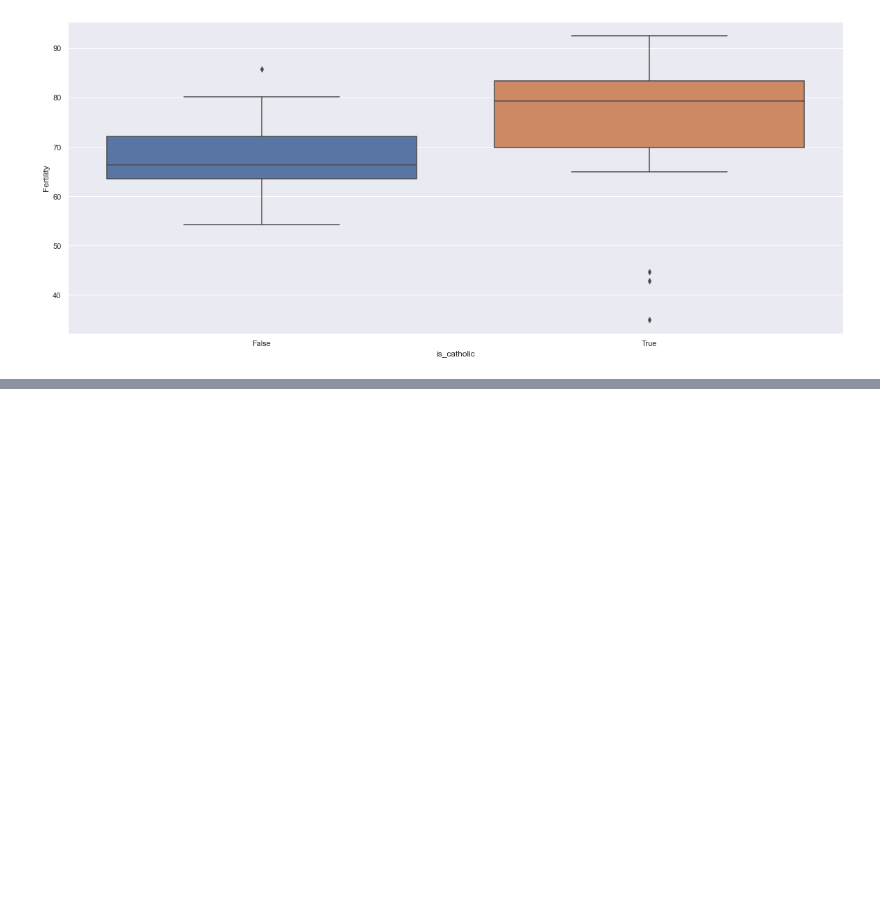
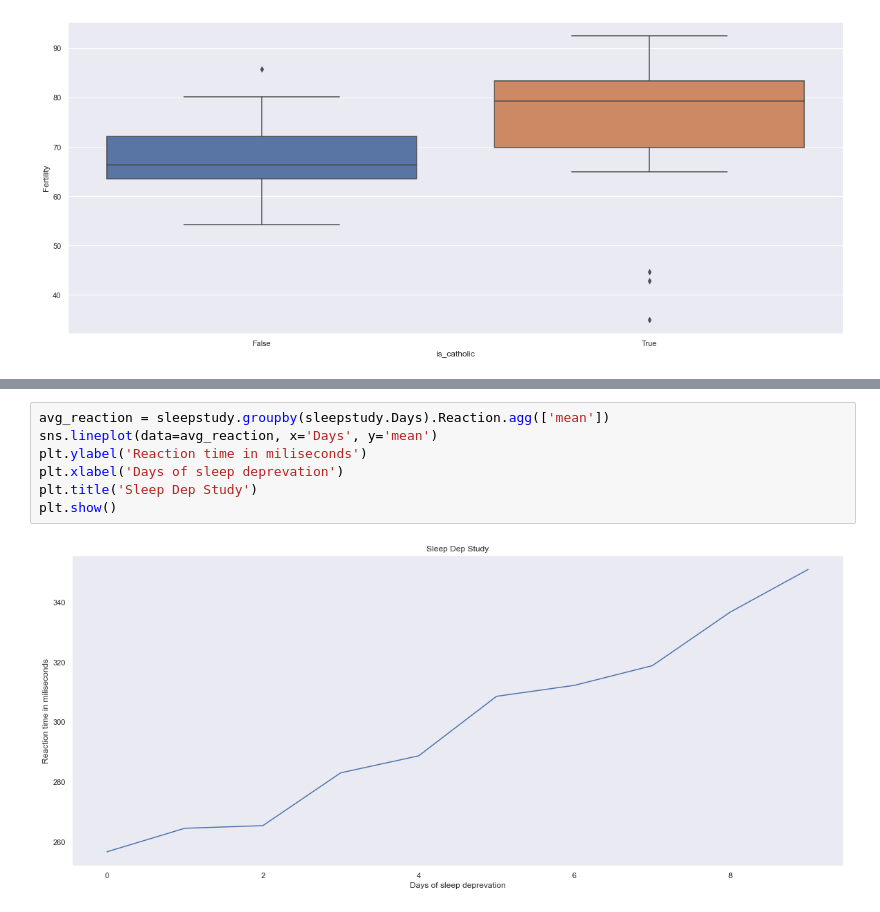
Before and after one commit to CharlesAtchison/numpy-pandas-visualization-exercises, a Jupyter notebook: seaborn_exercises.ipynb, the cells around one changed output, grey strips where cells are left out. Drawn from its saved outputs; the diff is of its cells as text; blank space fills up the shorter version.

```diff
--- a/seaborn_exercises.ipynb
+++ b/seaborn_exercises.ipynb
@@ -158,0 +209,9 @@ sns.boxplot(data=cs, x='is_catholic', y='Fertility')
+# %%
+avg_reaction = sleepstudy.groupby(sleepstudy.Days).Reaction.agg(['mean'])
+sns.lineplot(data=avg_reaction, x='Days', y='mean')
+plt.ylabel('Reaction time in miliseconds')
+plt.xlabel('Days of sleep deprevation')
+plt.title('Sleep Dep Study')
+plt.show()
+# %% [output]
+[figure, added]
```
Also changed, not shown: parts of 7 cells of this notebook, 1 other file.
